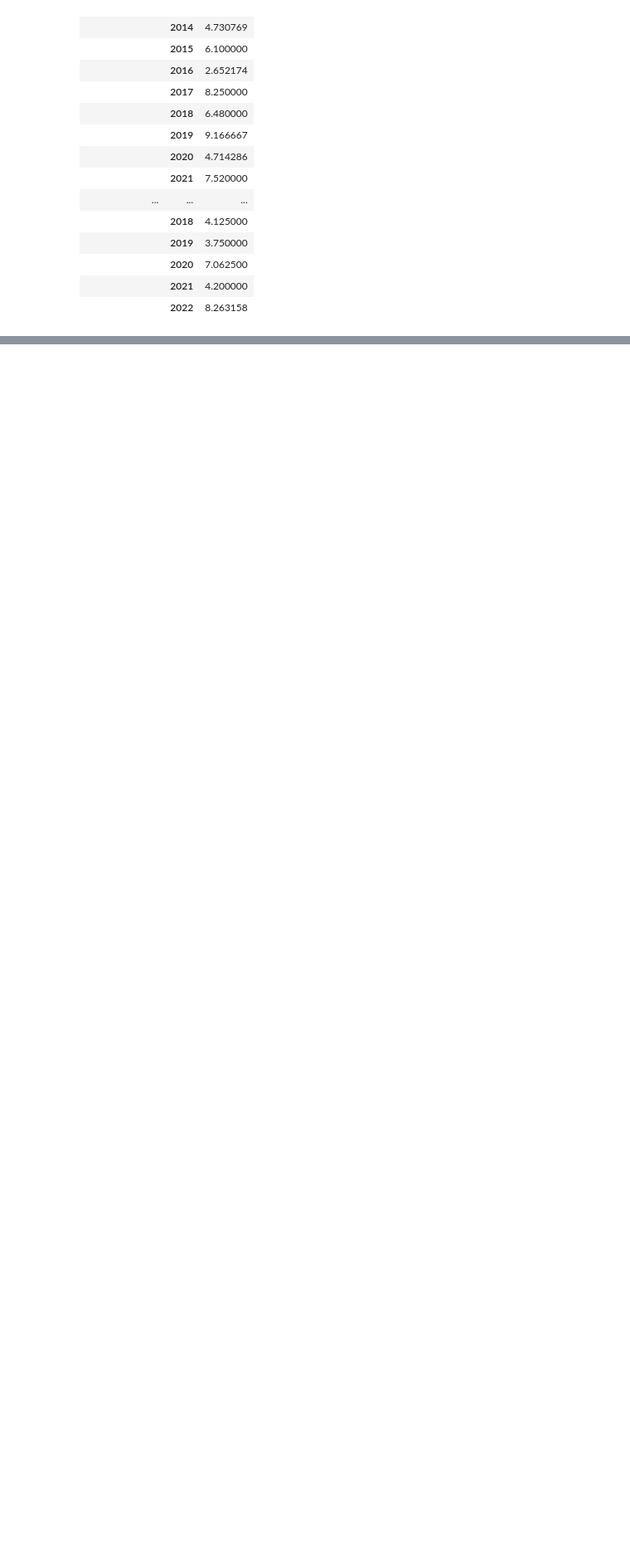
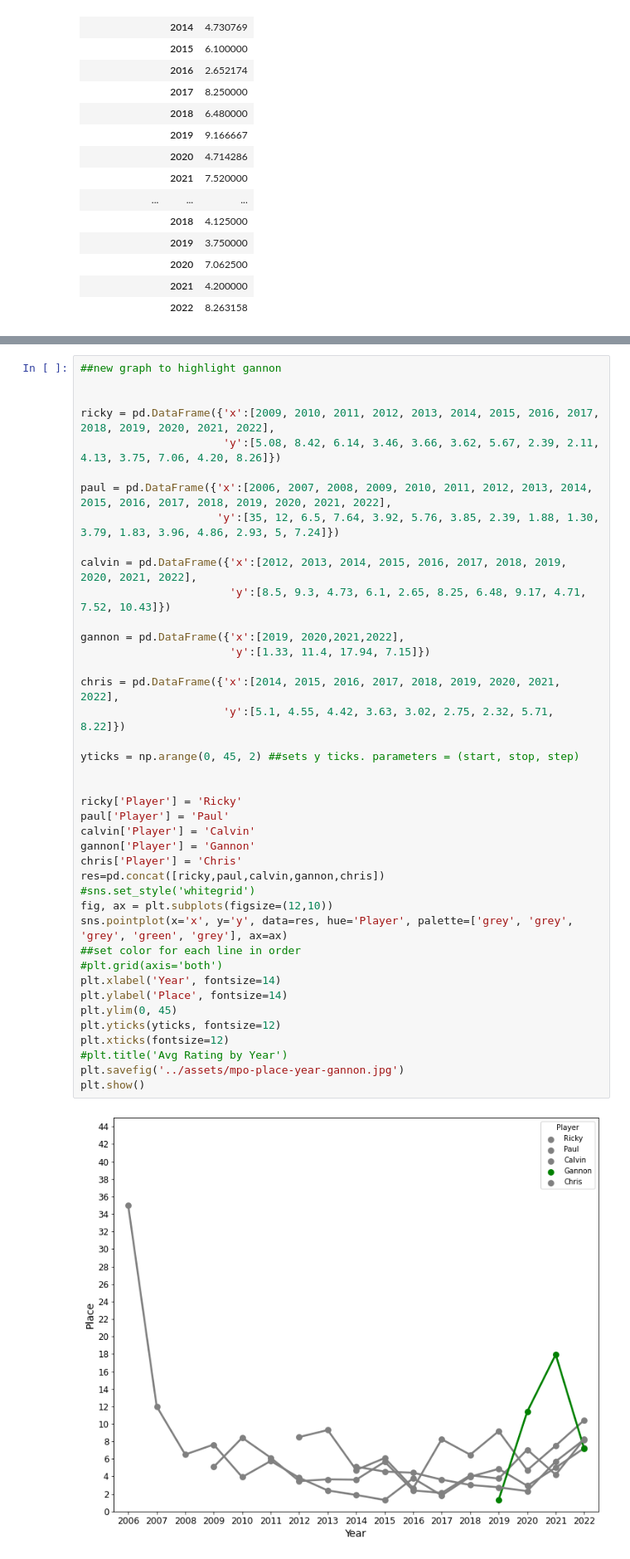
Before and after one commit to jamorgan8/disc-golf-analysis, a Jupyter notebook: notebooks/Analysis.ipynb, the cells around one changed output, grey strips where cells are left out. Shown at 83% size. Saved outputs shown, nothing was run; the diff lists cells and outputs as text; blank space fills up the shorter version.

```diff
--- a/notebooks/Analysis.ipynb
+++ b/notebooks/Analysis.ipynb
@@ -798,0 +839,43 @@ plt.show()
+# %%
+##new graph to highlight gannon
+
+
+ricky = pd.DataFrame({'x':[2009, 2010, 2011, 2012, 2013, 2014, 2015, 2016, 2017, 2018, 2019, 2020, 2021, 2022],
+                      'y':[5.08, 8.42, 6.14, 3.46, 3.66, 3.62, 5.67, 2.39, 2.11, 4.13, 3.75, 7.06, 4.20, 8.26]})
+
+paul = pd.DataFrame({'x':[2006, 2007, 2008, 2009, 2010, 2011, 2012, 2013, 2014, 2015, 2016, 2017, 2018, 2019, 2020, 2021, 2022],
+                     'y':[35, 12, 6.5, 7.64, 3.92, 5.76, 3.85, 2.39, 1.88, 1.30, 3.79, 1.83, 3.96, 4.86, 2.93, 5, 7.24]})
+
+calvin = pd.DataFrame({'x':[2012, 2013, 2014, 2015, 2016, 2017, 2018, 2019, 2020, 2021, 2022],
+                       'y':[8.5, 9.3, 4.73, 6.1, 2.65, 8.25, 6.48, 9.17, 4.71, 7.52, 10.43]})
+
+gannon = pd.DataFrame({'x':[2019, 2020,2021,2022],
+                       'y':[1.33, 11.4, 17.94, 7.15]})
+
+chris = pd.DataFrame({'x':[2014, 2015, 2016, 2017, 2018, 2019, 2020, 2021, 2022],
+                      'y':[5.1, 4.55, 4.42, 3.63, 3.02, 2.75, 2.32, 5.71, 8.22]})
+
+yticks = np.arange(0, 45, 2) ##sets y ticks. parameters = (start, stop, step)
+
+
+ricky['Player'] = 'Ricky'
+paul['Player'] = 'Paul'
+calvin['Player'] = 'Calvin'
+gannon['Player'] = 'Gannon'
+chris['Player'] = 'Chris'
+res=pd.concat([ricky,paul,calvin,gannon,chris])
+#sns.set_style('whitegrid')
+fig, ax = plt.subplots(figsize=(12,10))
+sns.pointplot(x='x', y='y', data=res, hue='Player', palette=['grey', 'grey', 'grey', 'green', 'grey'], ax=ax)
+##set color for each line in order
+#plt.grid(axis='both')
+plt.xlabel('Year', fontsize=14)
+plt.ylabel('Place', fontsize=14)
+plt.ylim(0, 45)
+plt.yticks(yticks, fontsize=12)
+plt.xticks(fontsize=12)
+#plt.title('Avg Rating by Year')
+plt.savefig('../assets/mpo-place-year-gannon.jpg')
+plt.show()
+# %% [output]
+[figure, added]
```
Also changed, not shown: parts of 6 cells of this notebook, 7 other files.
